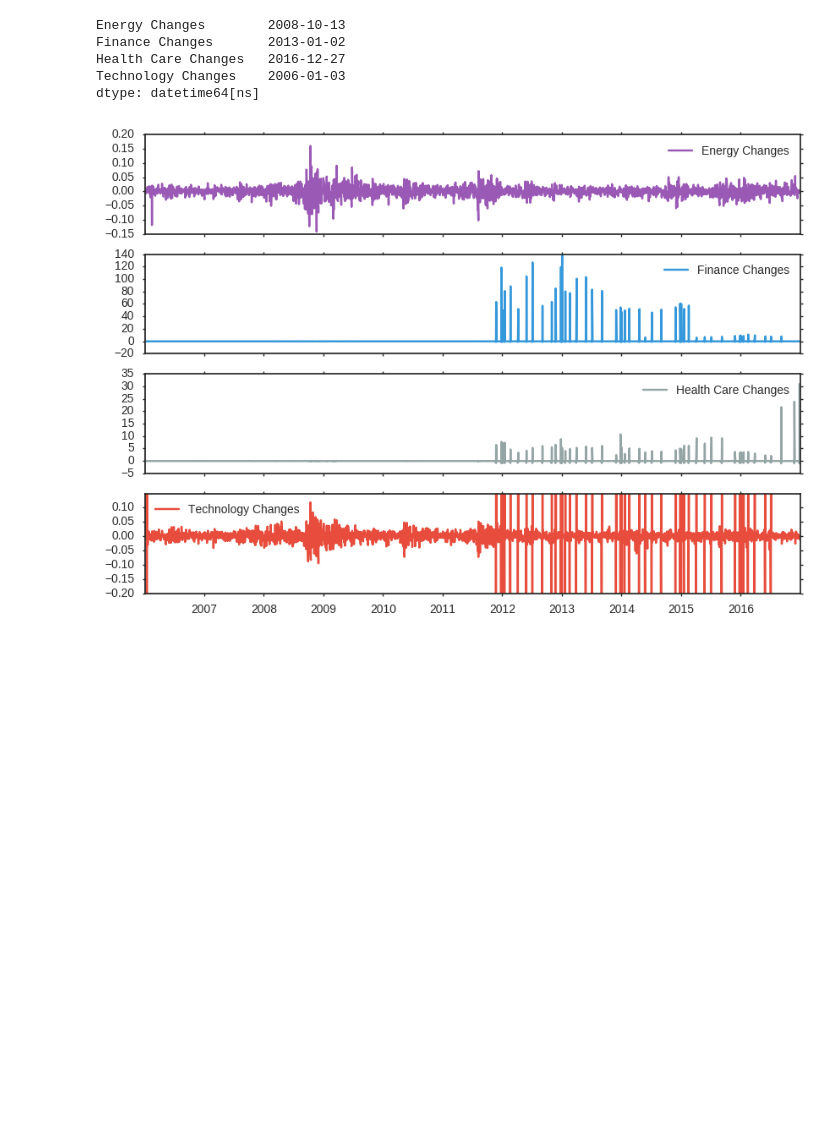
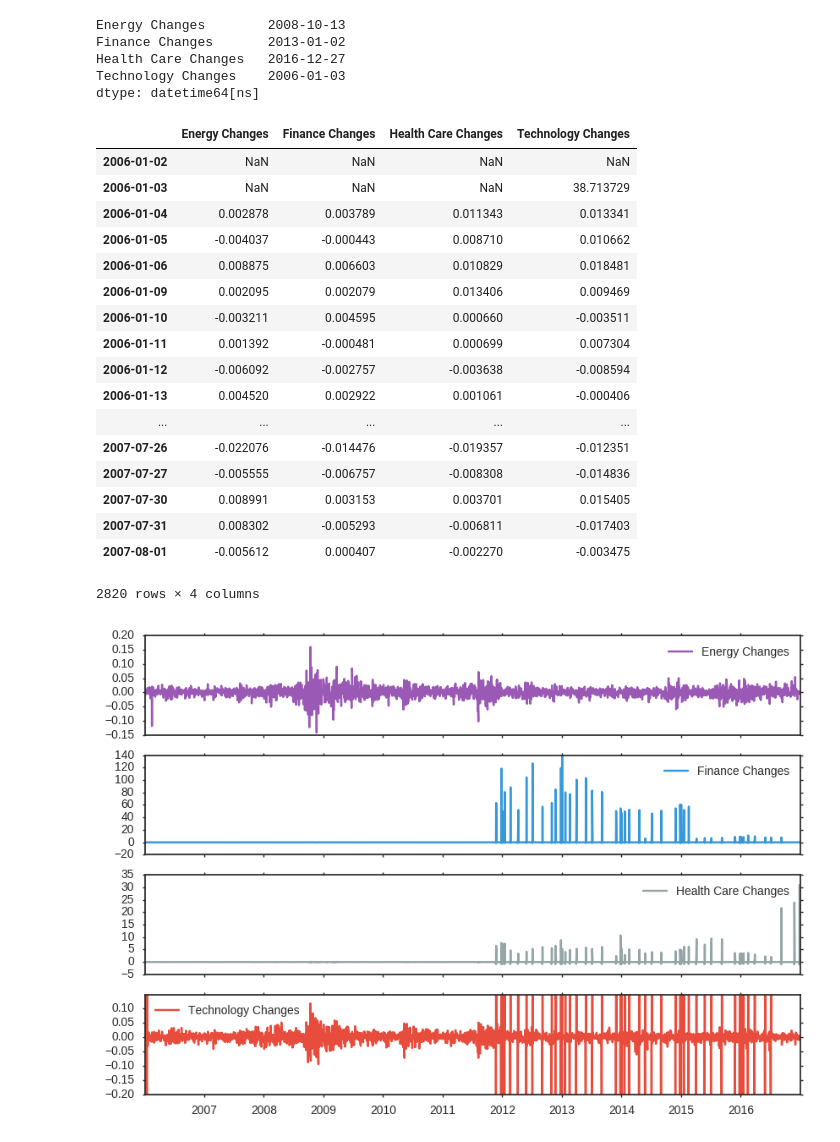
Before and after one commit to weiwang0531/stock-index, a Jupyter notebook: cleanproject.ipynb, the cells around one changed output. Cells and saved outputs as stored; diff of their text form; code cells hidden in the pictures; blank space fills up the shorter version.

Commit message:
cleaning and examining dataframe with more cells

```diff
--- a/cleanproject.ipynb
+++ b/cleanproject.ipynb
@@ -143,3 +118,7 @@ df
+# %%
+# this allows us to see more rows of a dataframe to examine our data in depth
+pd.options.display.max_columns = 1000
+pd.options.display.max_rows = 1000
 # %%
 """
 # For the purposes of labeling/analysis, TRANSPOSE() the data frame.
@@ -199,6 +180,28 @@ Finance Changes       2013-01-02
 Health Care Changes   2016-12-27
 Technology Changes    2006-01-03
 dtype: datetime64[ns]
+# %%
+# we need to look through this dataframe to see why there's a dramatic jump in price variation
+delta_df
+# %% [output]
+|  | Energy Changes | Finance Changes | Health Care Changes | Technology Changes |
+| 2006-01-02 | NaN | NaN | NaN | NaN |
+| 2006-01-03 | NaN | NaN | NaN | 38.713729 |
+| 2006-01-04 | 0.002878 | 0.003789 | 0.011343 | 0.013341 |
+| 2006-01-05 | -0.004037 | -0.000443 | 0.008710 | 0.010662 |
+| 2006-01-06 | 0.008875 | 0.006603 | 0.010829 | 0.018481 |
+| 2006-01-09 | 0.002095 | 0.002079 | 0.013406 | 0.009469 |
+| 2006-01-10 | -0.003211 | 0.004595 | 0.000660 | -0.003511 |
+| 2006-01-11 | 0.001392 | -0.000481 | 0.000699 | 0.007304 |
+| 2006-01-12 | -0.006092 | -0.002757 | -0.003638 | -0.008594 |
+| 2006-01-13 | 0.004520 | 0.002922 | 0.001061 | -0.000406 |
+| ... | ... | ... | ... | ... |
+| 2007-07-26 | -0.022076 | -0.014476 | -0.019357 | -0.012351 |
+| 2007-07-27 | -0.005555 | -0.006757 | -0.008308 | -0.014836 |
+| 2007-07-30 | 0.008991 | 0.003153 | 0.003701 | 0.015405 |
+| 2007-07-31 | 0.008302 | -0.005293 | -0.006811 | -0.017403 |
+| 2007-08-01 | -0.005612 | 0.000407 | -0.002270 | -0.003475 |
+2820 rows × 4 columns
 # %%
 shade = delta_df['Energy Changes']
 # %%
```
Also changed, not shown: parts of 7 cells of this notebook.
